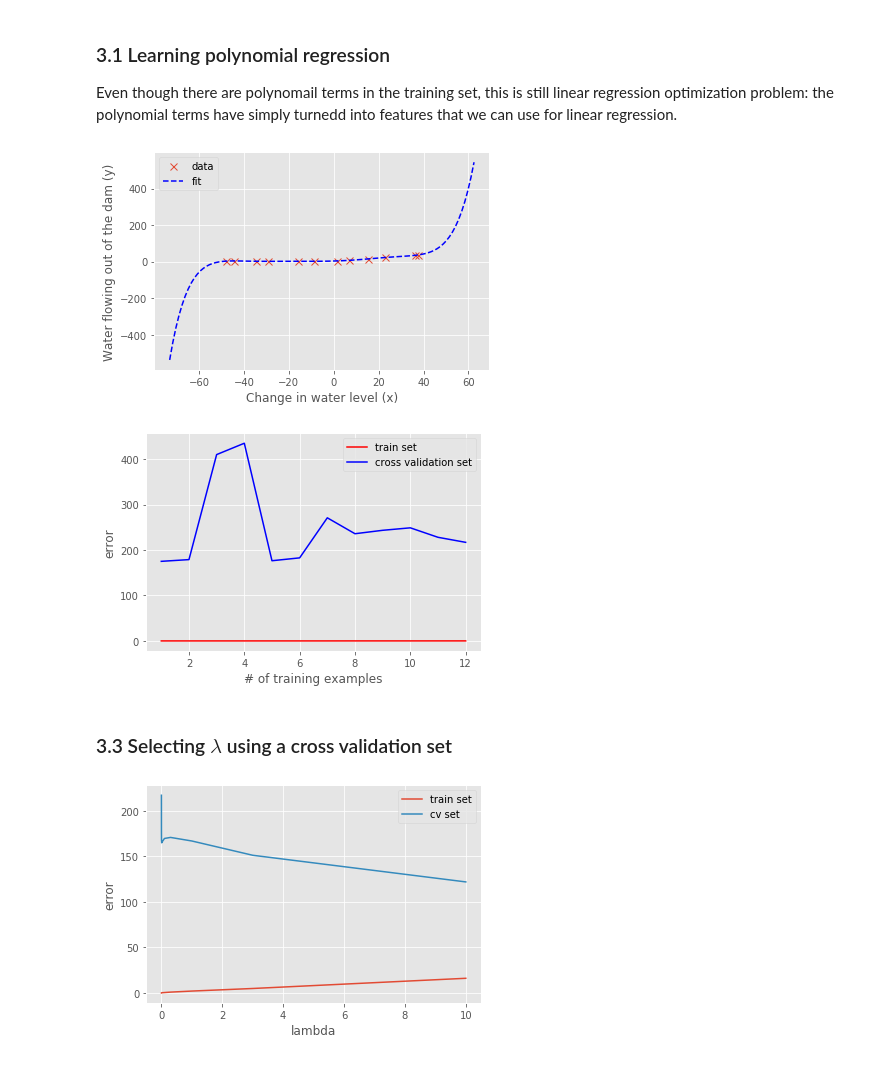
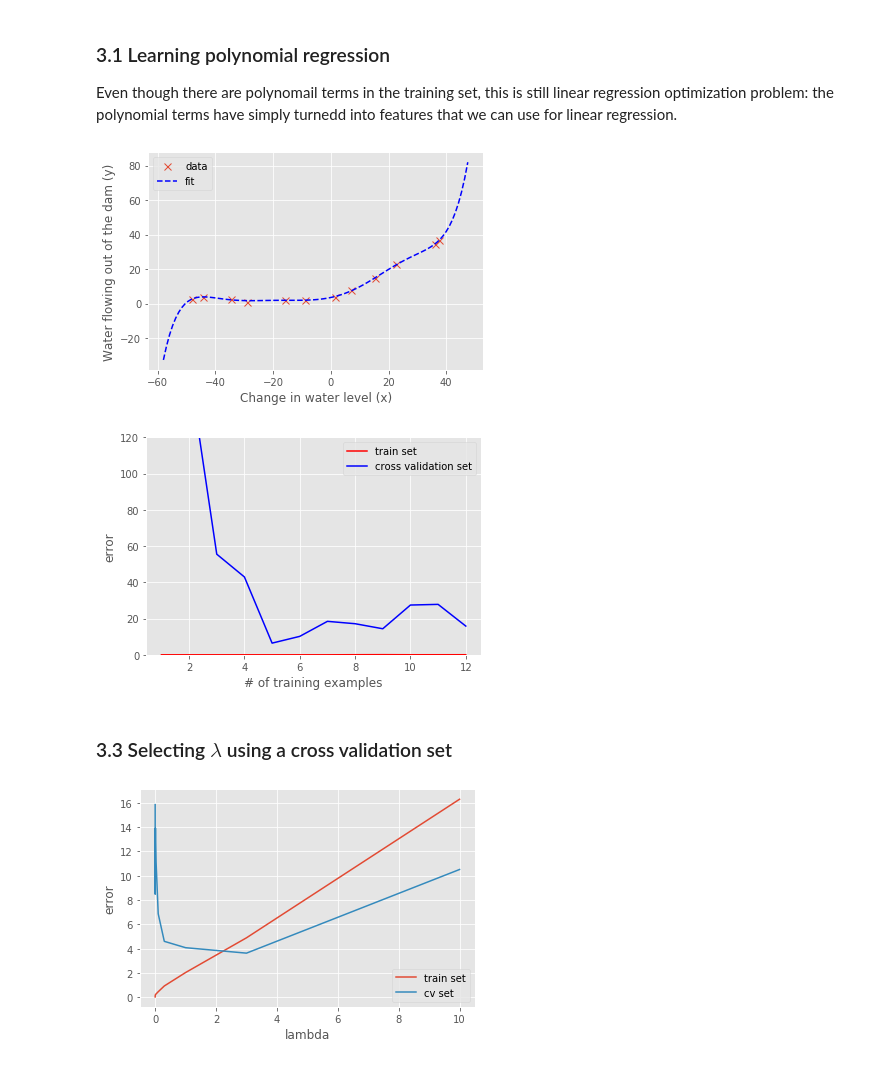
Before and after one commit to akapet00/andrew-ng-coursera-ml, a Jupyter notebook: ex5-regularized-linear-regression-and-bias-vs-variance/ex5.ipynb, the cells around one changed output. Cells and saved outputs as stored; diff of their text form; code cells hidden in the pictures.

```diff
--- a/ex5-regularized-linear-regression-and-bias-vs-variance/ex5.ipynb
+++ b/ex5-regularized-linear-regression-and-bias-vs-variance/ex5.ipynb
@@ -222,10 +222,10 @@ def featureNormalize(X):
 def polyFeatures(X, p):
     X_poly = np.zeros((X.shape[0], p))
     for i in range(p):
-        X_poly[:, i] = np.power(X.ravel(), i+1)
+        X_poly[:, i] = X.ravel() ** (i+1)
     return X_poly
 # %%
-p = 8
+p = 7
 X_poly = polyFeatures(X, p)
 X_poly, mu, sigma = featureNormalize(X_poly) # normalization
 X_poly_bias = np.concatenate((np.ones((X.shape[0], 1)), X_poly), axis=1)
@@ -235,7 +235,7 @@ X_poly_test -= mu
 X_poly_test /= sigma
 X_poly_test_bias = np.concatenate((np.ones((X_poly_test.shape[0], 1)), X_poly_test), axis=1)
 
-X_poly_cv = polyFeatures(Xtest, p)
+X_poly_cv = polyFeatures(Xval, p)
 X_poly_cv -= mu
 X_poly_cv /= sigma
 X_poly_cv_bias = np.concatenate((np.ones((X_poly_cv.shape[0], 1)), X_poly_cv), axis=1)
@@ -261,7 +260,7 @@ def plotFit(X, y, mu, sigma, theta, p):
     plt.plot(X, y, label='data',
          marker='x', markersize=7, linestyle='None',)
 
-    _x = np.linspace(min(X) - 25, max(X) + 25, 100).reshape(-1, 1)
+    _x = np.linspace(min(X) - 10, max(X) + 10, 100).reshape(-1, 1)
     X_poly = polyFeatures(_x, p)
     # normalization using mu(X) and sigma(X) from original dataset
     X_poly -= mu
@@ -278,20 +277,21 @@ theta, theta_history = train(X_poly_bias, y, _lambda=0)
 plotFit(X, y, mu, sigma, theta, p)
 plt.show()
 # %% [output]
-[figure, old version]
+[figure, new version]
 # %%
 _lambda = 0
 error_train, error_cv = learningCurve(X_poly_bias, y, X_poly_cv_bias, yval, _lambda)
 
 size_of_training_set = [i for i in range(1, len(y)+1)]
 plt.plot(size_of_training_set, error_train[1:], c='red', label='train set')
 plt.plot(size_of_training_set, error_cv[1:], c='blue', label='cross validation set')
 plt.xlabel('# of training examples')
 plt.ylabel('error')
+plt.ylim([0, 120])
 plt.legend(loc='best')
 plt.show()
 # %% [output]
-[figure, old version]
+[figure, new version]
 # %% [markdown]
 ### 3.3 Selecting $\lambda$ using a cross validation set
 # %%
@@ -315,7 +315,7 @@ plt.ylabel('error')
 plt.legend()
 plt.show()
 # %% [output]
-[figure, old version]
+[figure, new version]
 # %%
 print(f'lambda\t\ttrain error\t validation error')
 for i, _lambda in enumerate(_lambdas):
```
Also changed, not shown: parts of 2 cells of this notebook.
